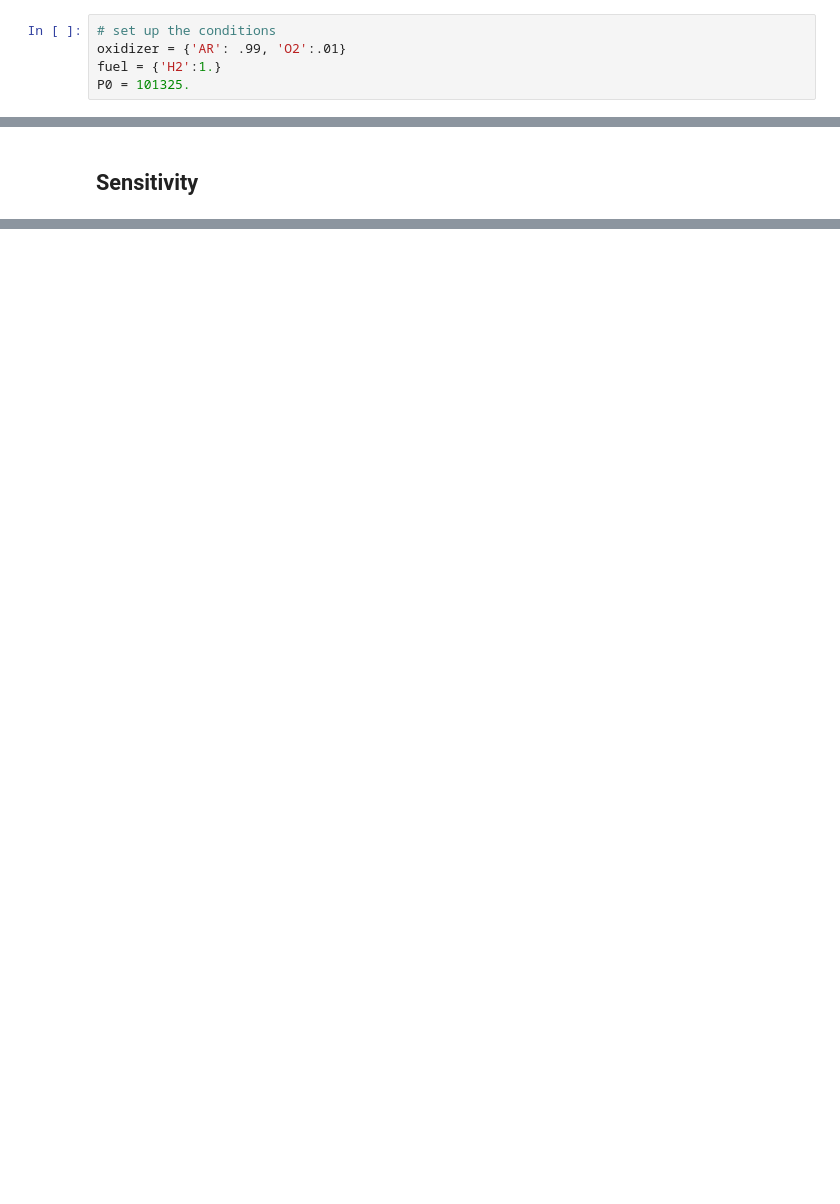
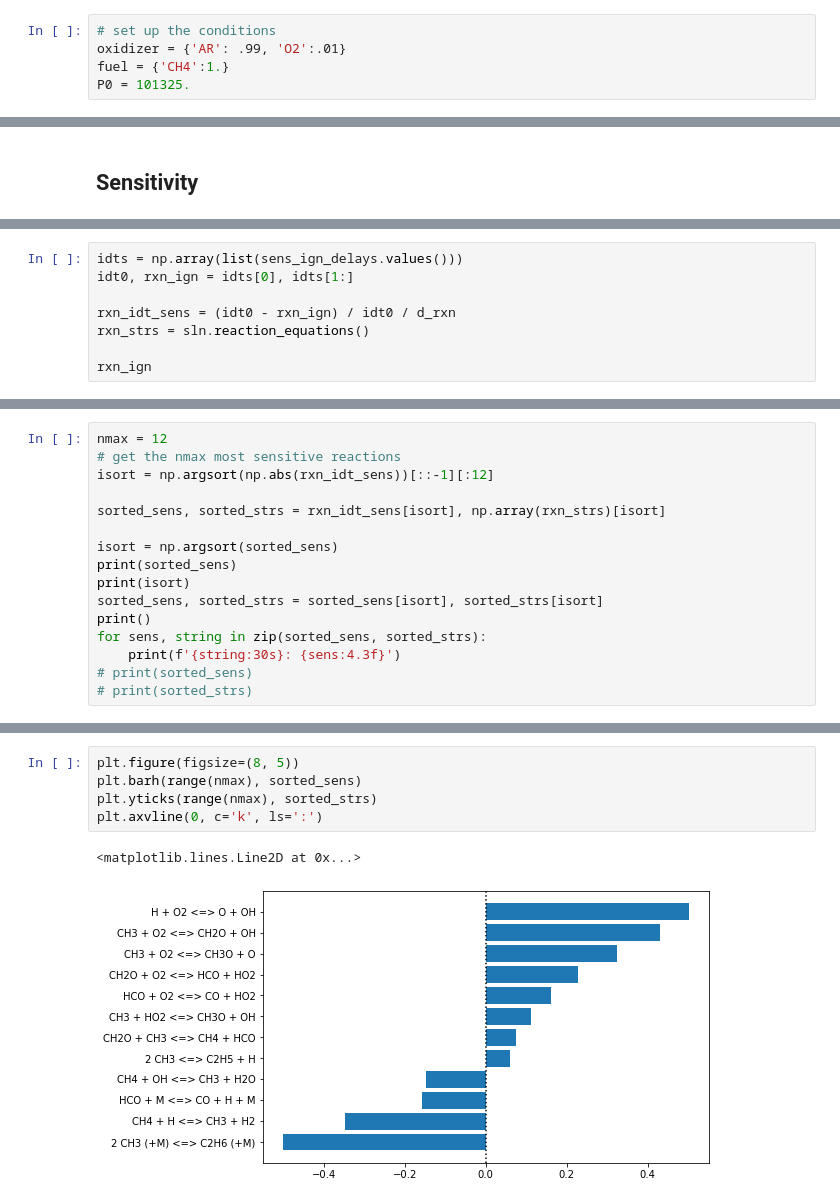
Before and after one commit to ajsusa/ME362B, a Jupyter notebook: notebooks/problem_set_5_development.ipynb, the cells around one changed output, grey strips where cells are left out. Cells and saved outputs as stored; diff of their text form; blank space fills up the shorter version.

```diff
--- a/notebooks/problem_set_5_development.ipynb
+++ b/notebooks/problem_set_5_development.ipynb
@@ -67,7 +84,7 @@ rxns
 # %%
 # set up the conditions
 oxidizer = {'AR': .99, 'O2':.01}
-fuel = {'H2':1.}
+fuel = {'CH4':1.}
 P0 = 101325.
 # %%
 def reset_sln(sln, T, P=P0, phi=1.):
@@ -296,0 +361,8 @@ plt.ylabel('Ignition Delay Time (s)');
+# %%
+idts = np.array(list(sens_ign_delays.values()))
+idt0, rxn_ign = idts[0], idts[1:]
+
+rxn_idt_sens = (idt0 - rxn_ign) / idt0 / d_rxn
+rxn_strs = sln.reaction_equations()
+
+rxn_ign
@@ -296,0 +387,16 @@ plt.ylabel('Ignition Delay Time (s)');
+# %%
+nmax = 12
+# get the nmax most sensitive reactions
+isort = np.argsort(np.abs(rxn_idt_sens))[::-1][:12]
+
+sorted_sens, sorted_strs = rxn_idt_sens[isort], np.array(rxn_strs)[isort]
+
+isort = np.argsort(sorted_sens)
+print(sorted_sens)
+print(isort)
+sorted_sens, sorted_strs = sorted_sens[isort], sorted_strs[isort]
+print()
+for sens, string in zip(sorted_sens, sorted_strs):
+    print(f'{string:30s}: {sens:4.3f}')
+# print(sorted_sens)
+# print(sorted_strs)
@@ -296,0 +420,8 @@ plt.ylabel('Ignition Delay Time (s)');
+# %%
+plt.figure(figsize=(8, 5))
+plt.barh(range(nmax), sorted_sens)
+plt.yticks(range(nmax), sorted_strs)
+plt.axvline(0, c='k', ls=':')
+# %% [output]
+<matplotlib.lines.Line2D at 0x...>
+[figure, added]
```
Also changed, not shown: parts of 20 cells of this notebook, 5 other files.
